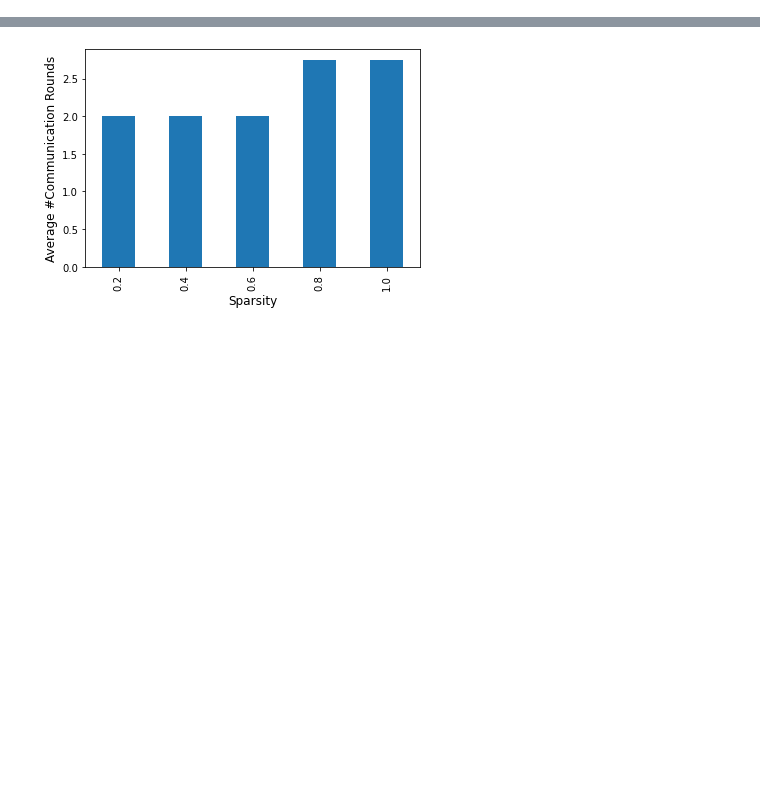
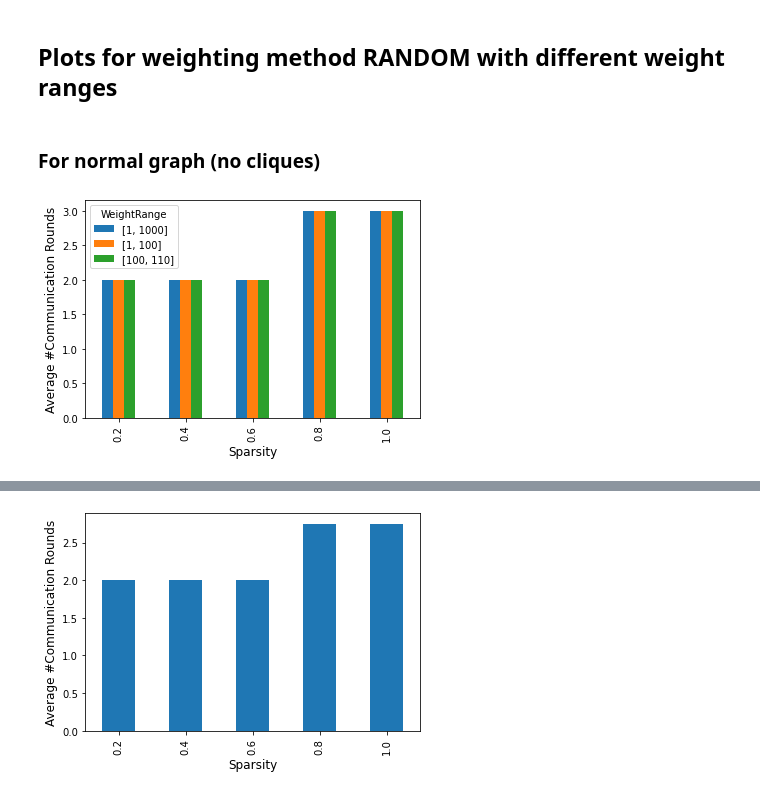
Before and after one commit to phuong-tm/2ima35-mpa, a Jupyter notebook: plots.ipynb, the cells around one changed output, grey strips where cells are left out. Drawn from its saved outputs; the diff is of its cells as text; code cells hidden in the pictures; blank space fills up the shorter version.

Commit message:
more plots

```diff
--- a/plots.ipynb
+++ b/plots.ipynb
@@ -3,4 +3,26 @@ import numpy as np
 import pandas as pd
 import matplotlib.pyplot as plt
 # %%
-data = pd.read_csv("../output_data_combined.csv")
+data = pd.read_csv("./output_data_combined.csv")
+random_df = pd.read_csv("./output_data_random_case.csv", sep=';')
+# %% [markdown]
+## Plots for weighting method RANDOM with different weight ranges
+# %% [markdown]
+### For normal graph (no cliques)
+# %%
+# normal graph
+conditions  = [(random_df['WeightMin']==1) & (random_df['WeightMax']==100),
+               (random_df['WeightMin']==1) & (random_df['WeightMax']==1000),
+               (random_df['WeightMin']==100) & (random_df['WeightMax']==110)]
+choices     = [ "[1, 100]", "[1, 1000]", "[100, 110]" ]
+random_df["WeightRange"] = np.select(conditions, choices, default=np.nan)
+normal_df = random_df[random_df['SizeOfClique']==0]
+clique_df = random_df[random_df['SizeOfClique']>0]
+# %%
+# Average nr of communication round per sparsity: RANDOM with various weight ranges
+plot = pd.pivot_table(normal_df, values = 'NrOfCommRounds', index = 'Sparsity', columns = 'WeightRange',
+               aggfunc = lambda x: np.mean(x)).plot.bar()
+plot.set_ylabel("Average #Communication Rounds", size = 12)
+plot.set_xlabel("Sparsity", size = 12);
+# %% [output]
+[figure, added]
```
Also changed, not shown: parts of 6 cells of this notebook.
